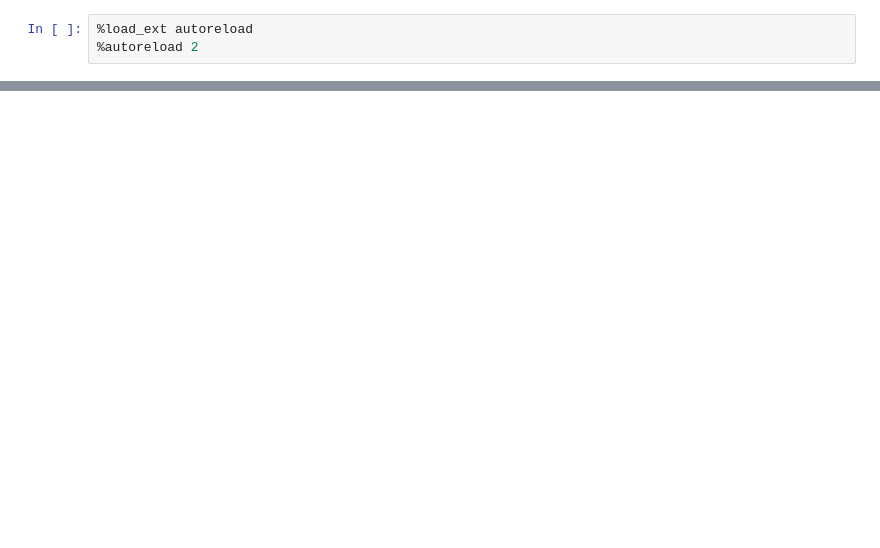
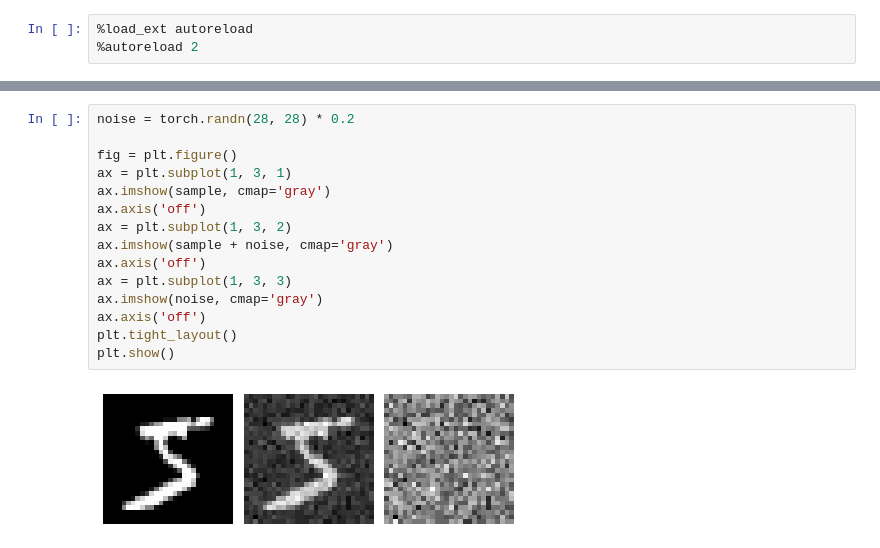
Before and after one commit to juansensio/blog, a Jupyter notebook: 112_sd_scratch_1/112_sd_scratch_1.ipynb, the cells around one changed output, grey strips where cells are left out. Saved outputs shown, nothing was run; the diff lists cells and outputs as text; blank space fills up the shorter version.

```diff
--- a/112_sd_scratch_1/112_sd_scratch_1.ipynb
+++ b/112_sd_scratch_1/112_sd_scratch_1.ipynb
@@ -157,0 +67,17 @@ Problemas:
+# %%
+noise = torch.randn(28, 28) * 0.2
+
+fig = plt.figure()
+ax = plt.subplot(1, 3, 1)
+ax.imshow(sample, cmap='gray')
+ax.axis('off')
+ax = plt.subplot(1, 3, 2)
+ax.imshow(sample + noise, cmap='gray')
+ax.axis('off')
+ax = plt.subplot(1, 3, 3)
+ax.imshow(noise, cmap='gray')
+ax.axis('off')
+plt.tight_layout()
+plt.show()
+# %% [output]
+[figure, added]
```
Also changed, not shown: parts of 40 cells of this notebook, 1 other file.
